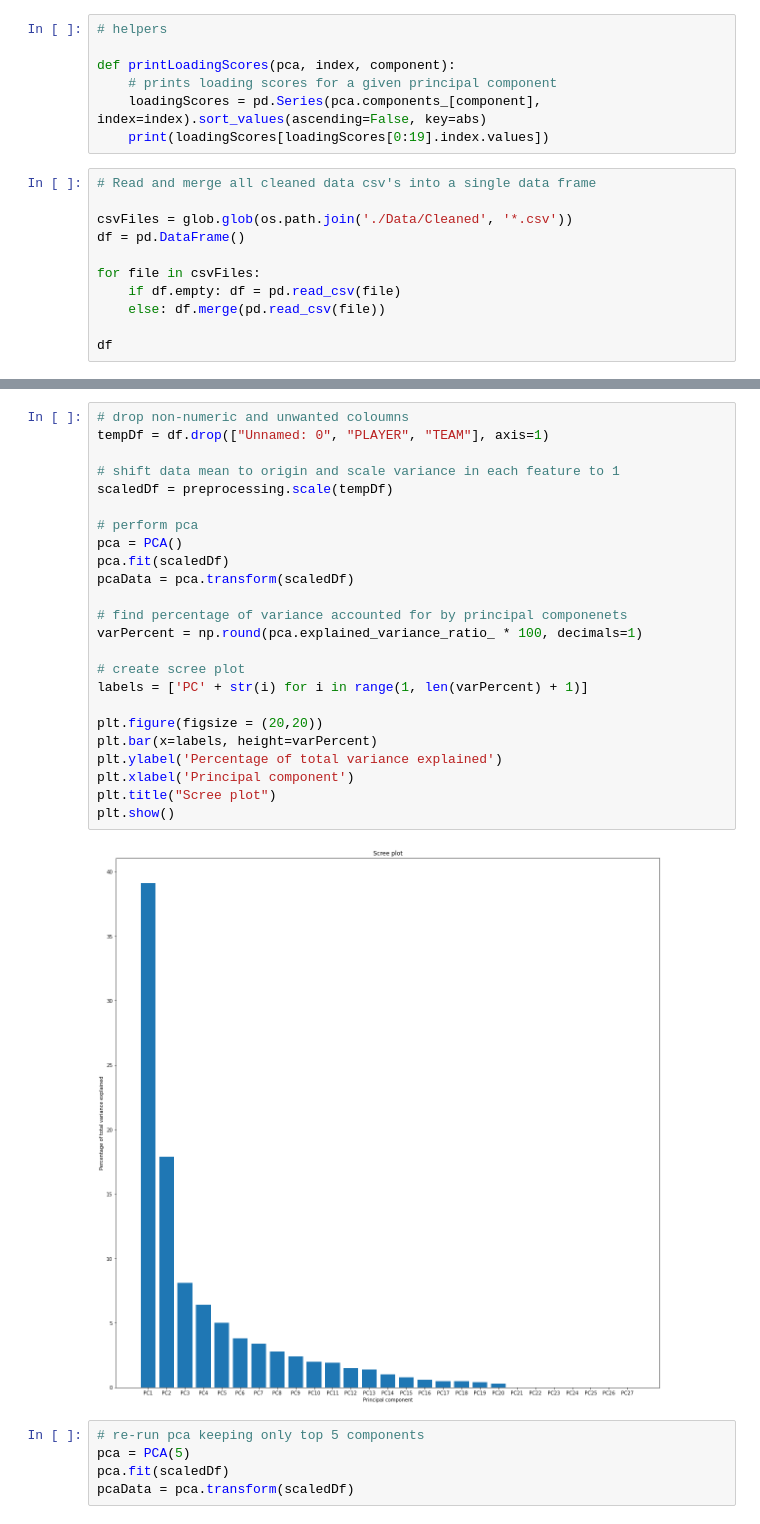
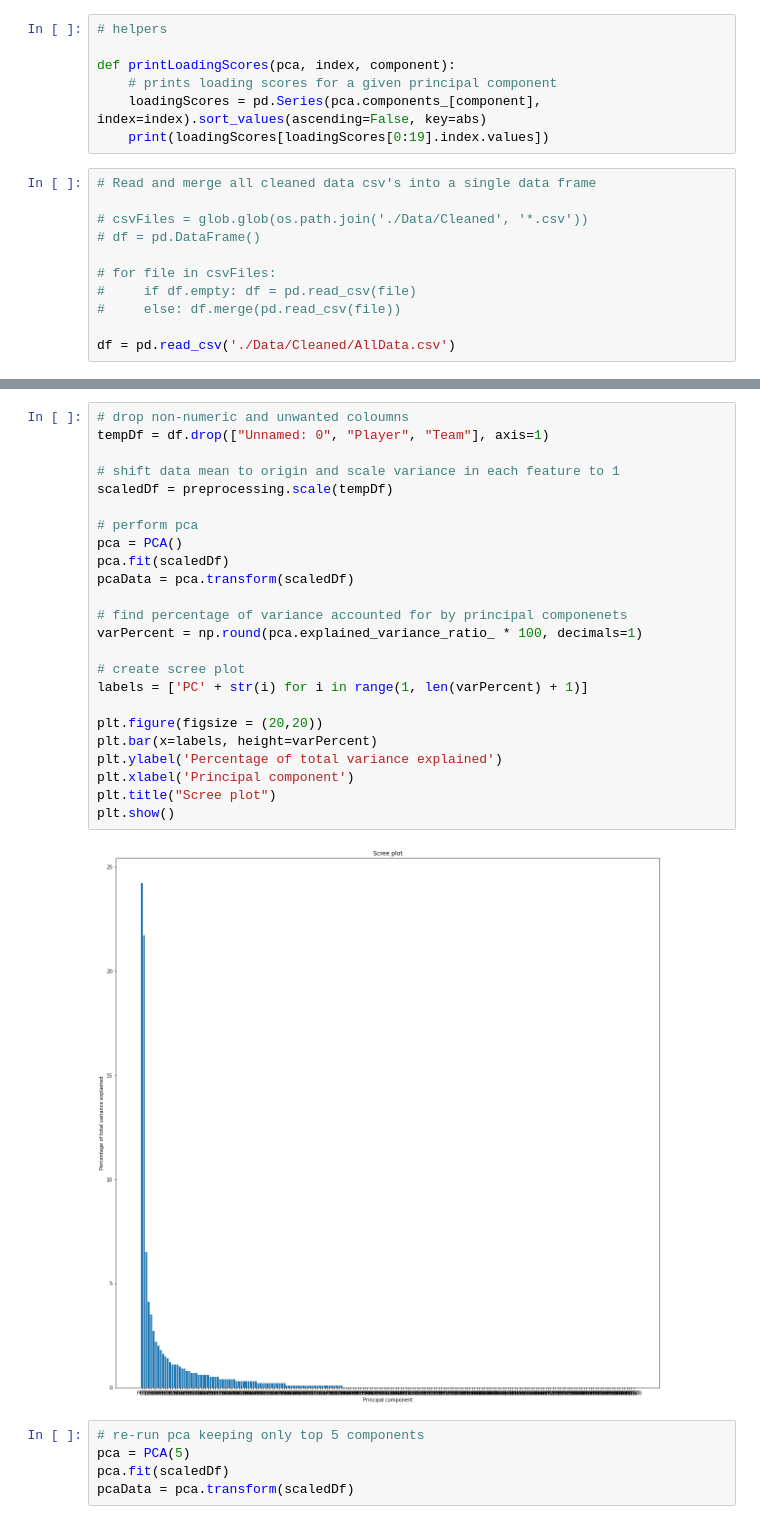
Before and after one commit to CSA100/nba-dsai, a Jupyter notebook: PCA.ipynb, the cells around one changed output, grey strips where cells are left out. Cells and saved outputs as stored; diff of their text form.

```diff
--- a/PCA.ipynb
+++ b/PCA.ipynb
@@ -17,11 +17,11 @@ def printLoadingScores(pca, index, component):
 # %%
 # Read and merge all cleaned data csv's into a single data frame
 
-csvFiles = glob.glob(os.path.join('./Data/Cleaned', '*.csv'))
-df = pd.DataFrame()
+# csvFiles = glob.glob(os.path.join('./Data/Cleaned', '*.csv'))
+# df = pd.DataFrame()
 
-for file in csvFiles:
-    if df.empty: df = pd.read_csv(file)
-    else: df.merge(pd.read_csv(file))
+# for file in csvFiles:
+#     if df.empty: df = pd.read_csv(file)
+#     else: df.merge(pd.read_csv(file))
 
-df
+df = pd.read_csv('./Data/Cleaned/AllData.csv')
@@ -42,29 +28,29 @@ df
 # %%
 # drop non-numeric and unwanted coloumns
-tempDf = df.drop(["Unnamed: 0", "PLAYER", "TEAM"], axis=1)
+tempDf = df.drop(["Unnamed: 0", "Player", "Team"], axis=1)
 
 # shift data mean to origin and scale variance in each feature to 1
 scaledDf = preprocessing.scale(tempDf)
 
 # perform pca
 pca = PCA()
 pca.fit(scaledDf)
 pcaData = pca.transform(scaledDf)
 
 # find percentage of variance accounted for by principal componenets
 varPercent = np.round(pca.explained_variance_ratio_ * 100, decimals=1)
 
 # create scree plot
 labels = ['PC' + str(i) for i in range(1, len(varPercent) + 1)]
 
 plt.figure(figsize = (20,20))
 plt.bar(x=labels, height=varPercent)
 plt.ylabel('Percentage of total variance explained')
 plt.xlabel('Principal component')
 plt.title("Scree plot")
 plt.show()
 # %% [output]
-[figure, old version]
+[figure, new version]
 # %%
 # re-run pca keeping only top 5 components
 pca = PCA(5)
```
Also changed, not shown: parts of 2 cells of this notebook, 3 other files.
